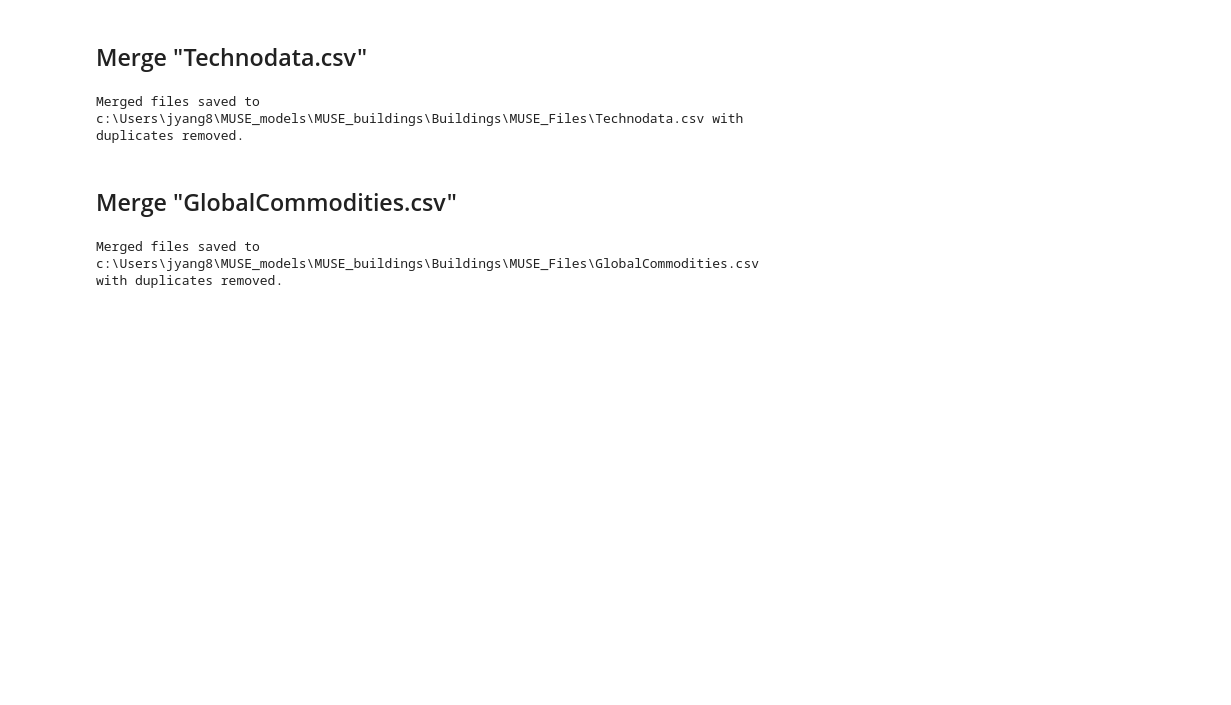
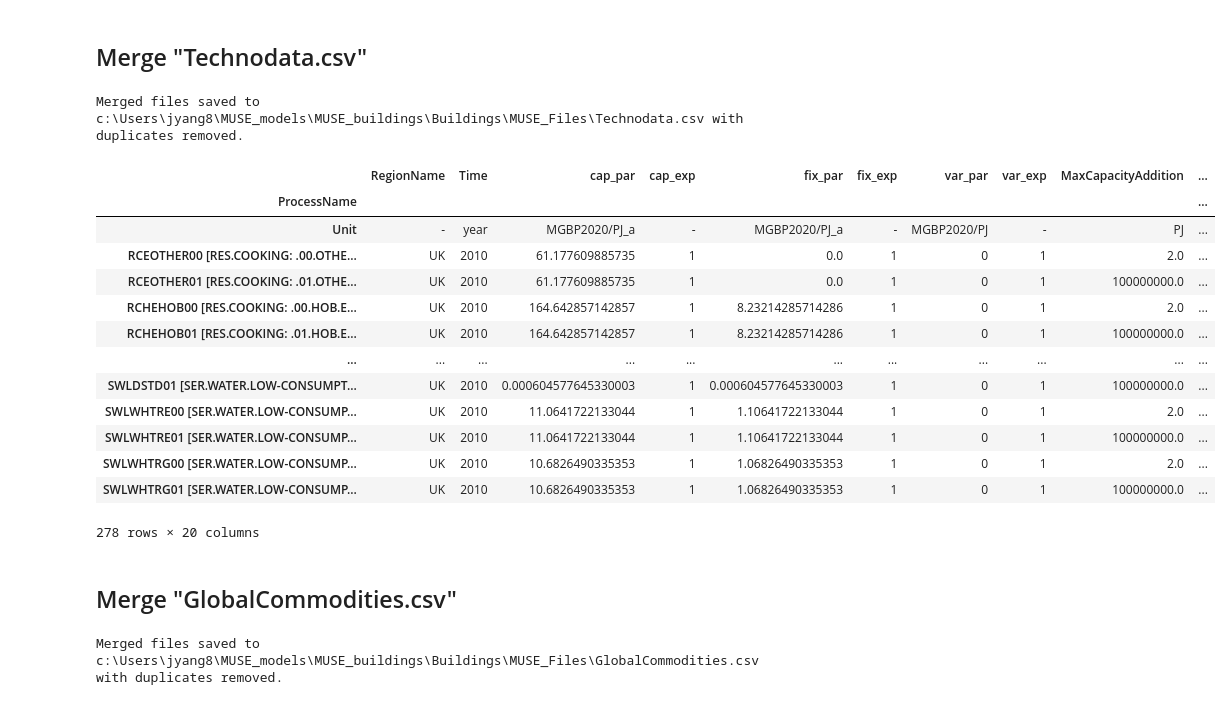
Before and after one commit to Jin-Jun-Mei/MUSE_UK_buildings, a Jupyter notebook: python_script/combine_Residential+Service.ipynb, the cells around one changed output. Drawn from its saved outputs; the diff is of its cells as text; code cells hidden in the pictures; blank space fills up the shorter version.

Commit message:
update Technodata

```diff
--- a/python_script/combine_Residential+Service.ipynb
+++ b/python_script/combine_Residential+Service.ipynb
@@ -89,14 +108,31 @@ Merged files saved to c:\Users\jyang8\MUSE_models\MUSE_buildings\Buildings\MUSE_
 # %% [markdown]
 ## Merge "Technodata.csv"
 # %%
+from help_functions import merge_by_row_technodata
+
 FileName = 'Technodata.csv'
 Technodata1 = service_folder / FileName
 Technodata2= residential_folder / FileName
 output_file = output_folder / FileName
 
-merge_by_row(Technodata1, Technodata2, output_file)
+
+merge_by_row_technodata(Technodata1, Technodata2, output_file)
 # %% [output]
 Merged files saved to c:\Users\jyang8\MUSE_models\MUSE_buildings\Buildings\MUSE_Files\Technodata.csv with duplicates removed.
+|  | RegionName | Time | cap_par | cap_exp | fix_par | fix_exp | var_par | var_exp | MaxCapacityAddition | ... |
+| ProcessName |  |  |  |  |  |  |  |  |  | ... |
+| Unit | - | year | MGBP2020/PJ_a | - | MGBP2020/PJ_a | - | MGBP2020/PJ | - | PJ | ... |
+| RCEOTHER00 [RES.COOKING: .00.OTHE... | UK | 2010 | 61.177609885735 | 1 | 0.0 | 1 | 0 | 1 | 2.0 | ... |
+| RCEOTHER01 [RES.COOKING: .01.OTHE... | UK | 2010 | 61.177609885735 | 1 | 0.0 | 1 | 0 | 1 | 100000000.0 | ... |
+| RCHEHOB00 [RES.COOKING: .00.HOB.E... | UK | 2010 | 164.642857142857 | 1 | 8.23214285714286 | 1 | 0 | 1 | 2.0 | ... |
+| RCHEHOB01 [RES.COOKING: .01.HOB.E... | UK | 2010 | 164.642857142857 | 1 | 8.23214285714286 | 1 | 0 | 1 | 100000000.0 | ... |
+| ... | ... | ... | ... | ... | ... | ... | ... | ... | ... | ... |
+| SWLDSTD01 [SER.WATER.LOW-CONSUMPT... | UK | 2010 | 0.000604577645330003 | 1 | 0.000604577645330003 | 1 | 0 | 1 | 100000000.0 | ... |
+| SWLWHTRE00 [SER.WATER.LOW-CONSUMP... | UK | 2010 | 11.0641722133044 | 1 | 1.10641722133044 | 1 | 0 | 1 | 2.0 | ... |
+| SWLWHTRE01 [SER.WATER.LOW-CONSUMP... | UK | 2010 | 11.0641722133044 | 1 | 1.10641722133044 | 1 | 0 | 1 | 100000000.0 | ... |
+| SWLWHTRG00 [SER.WATER.LOW-CONSUMP... | UK | 2010 | 10.6826490335353 | 1 | 1.06826490335353 | 1 | 0 | 1 | 2.0 | ... |
+| SWLWHTRG01 [SER.WATER.LOW-CONSUMP... | UK | 2010 | 10.6826490335353 | 1 | 1.06826490335353 | 1 | 0 | 1 | 100000000.0 | ... |
+278 rows × 20 columns
 # %% [markdown]
 ## Merge "GlobalCommodities.csv"
 # %%
```
Also changed, not shown: parts of 4 cells of this notebook, 1 other file.
